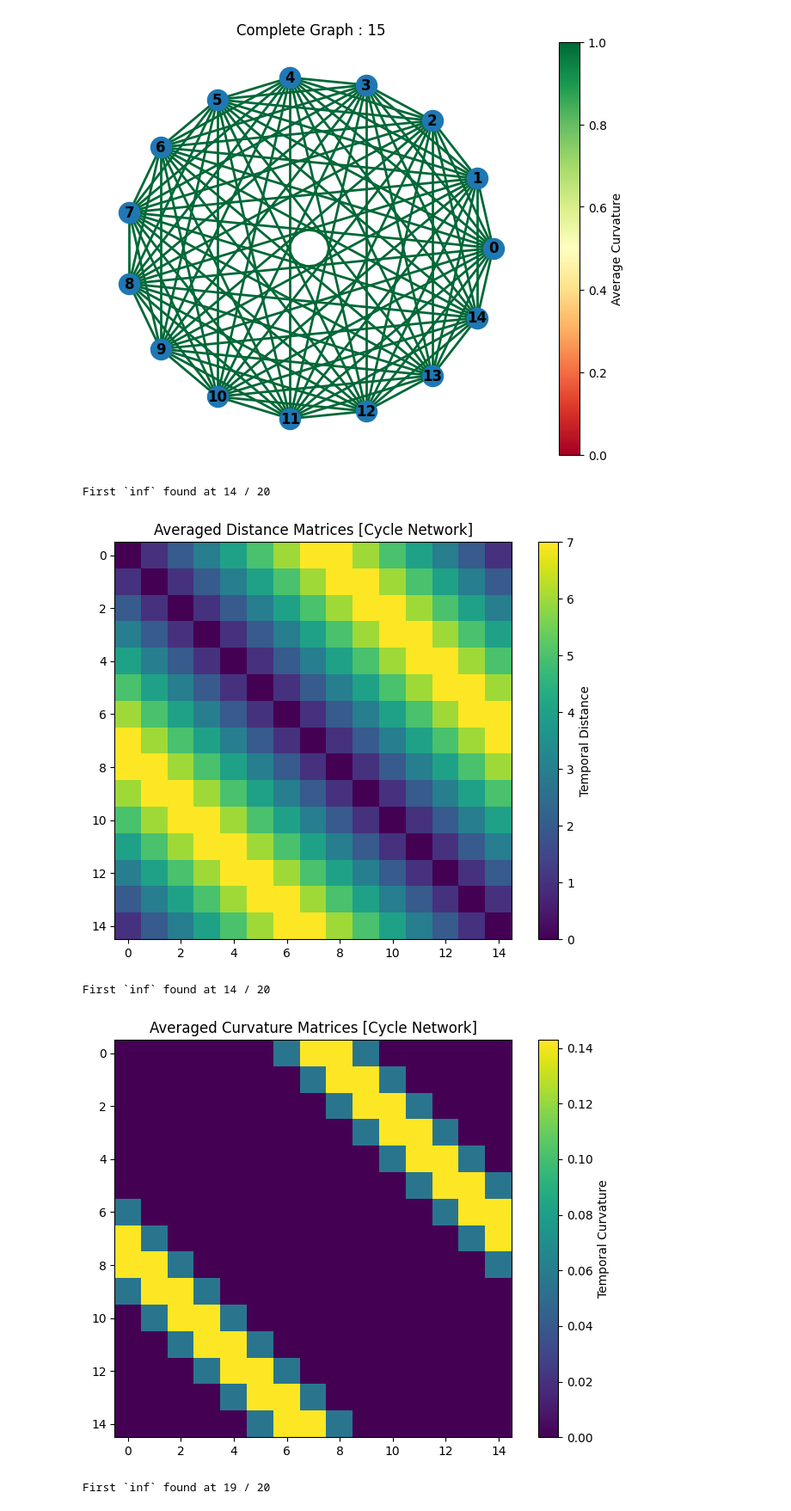
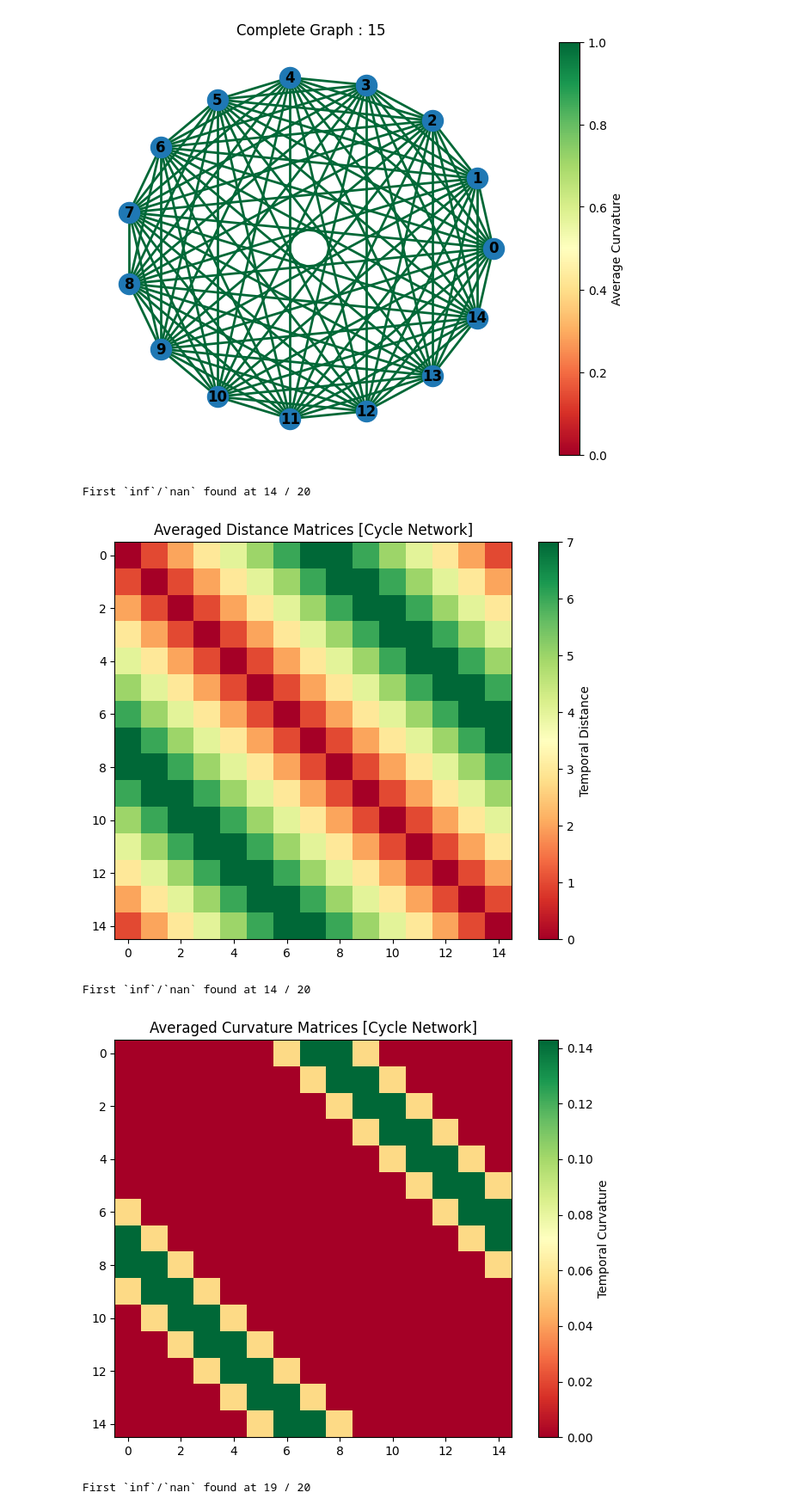
Before and after one commit to robertcardona/curvature, a Jupyter notebook: notebooks/Curvature.ipynb, the cells around one changed output. Shown at 86% size. Drawn from its saved outputs; the diff is of its cells as text; code cells hidden in the pictures.

Commit message:
Change heatmap colormap

```diff
--- a/notebooks/Curvature.ipynb
+++ b/notebooks/Curvature.ipynb
@@ -63,7 +61,7 @@ scenario_b = "Starlink [20 Satellites]"
 
 filepath = "./scenario_b.csv"
 nodes, edges = rp.contact_analysis_report_parser(filepath)
-nodes, edges = rp.filter_contact_plan(nodes, edges, substring_exclusion_list=["Mars", "Moon"])
+nodes, edges = rp.filter_contact_plan(nodes, edges, substring_exclusion_list=["Mars", "Moon", "[DTC]"])
 
 matrix_b = rp.contact_plan_to_matrix(nodes, edges)
 matrix_b = matrix_b.get_submatrix(list(range(20)), list(range(20)))
@@ -93,7 +91,7 @@ scenario_c = "LunaNet"
 
 filepath = "./scenario_c.csv"
 nodes, edges = rp.contact_analysis_report_parser(filepath)
-nodes, edges = rp.filter_contact_plan(nodes, edges, substring_exclusion_list=["Mars", "Moon"])
+nodes, edges = rp.filter_contact_plan(nodes, edges, substring_exclusion_list=["Mars", "Moon", "Madrid"])
 
 matrix_c = rp.contact_plan_to_matrix(nodes, edges)
 network_c = TemporalNetwork(matrix_c)
@@ -286,7 +284,7 @@ def plot_heatmaps(
     matrix = calculate_averaged_distances(distance_matrices)
 
     plt.figure(figsize=(8, 6))
-    plt.imshow(matrix, cmap = 'viridis', interpolation = 'nearest')
+    plt.imshow(matrix, cmap = 'RdYlGn', interpolation = 'nearest')
     # plt.colorbar(label='Difference in Distances')
     if colorbar_label is not None:
         plt.colorbar(label = colorbar_label)
@@ -312,35 +310,35 @@ plot_averaged_tcm = lambda dcs, label: plot_heatmaps(
     colorbar_label = "Temporal Curvature"
 )
 
 # cycle graph
 # distance_matrices_cg = network_cg.calculate_distances(r = 1)
 plot_averaged_tdm(distance_matrices_cg, "Cycle Network")
 plot_averaged_tcm(curvature_matrices_cg, "Cycle Network")
 # complete graph
 # distance_matrices_kg = network_kg.calculate_distances(r = 1)
 plot_averaged_tdm(distance_matrices_kg, "Complete Network")
 plot_averaged_tcm(curvature_matrices_kg, "Complete Network")
 
 # scenario a
 # distance_matrices_a = network_a.calculate_distances(r = 1)
 plot_averaged_tdm(distance_matrices_a, scenario_a)
 plot_averaged_tcm(curvature_matrices_a, scenario_a)
 
 # scenario b
 # distance_matrices_b = network_b.calculate_distances(r = 1080)
 plot_averaged_tdm(distance_matrices_b, scenario_b)
 plot_averaged_tcm(curvature_matrices_b, scenario_b)
 
 # scenario c
 # distance_matrices_c = network_c.calculate_distances(r = 1080)
 plot_averaged_tdm(distance_matrices_c, scenario_c)
 plot_averaged_tcm(curvature_matrices_c, scenario_c)
 
 # for i, m in enumerate(curvature_matrices_c):
 #     print(f"{i} : {m[14][9] = }")
 # %% [output]
-First `inf` found at 14 / 20
+First `inf`/`nan` found at 14 / 20
-[figure, old version]
+[figure, new version]
-First `inf` found at 14 / 20
+First `inf`/`nan` found at 14 / 20
-[figure, old version]
+[figure, new version]
-First `inf` found at 19 / 20
+First `inf`/`nan` found at 19 / 20
```
Also changed, not shown: parts of 7 cells of this notebook.
